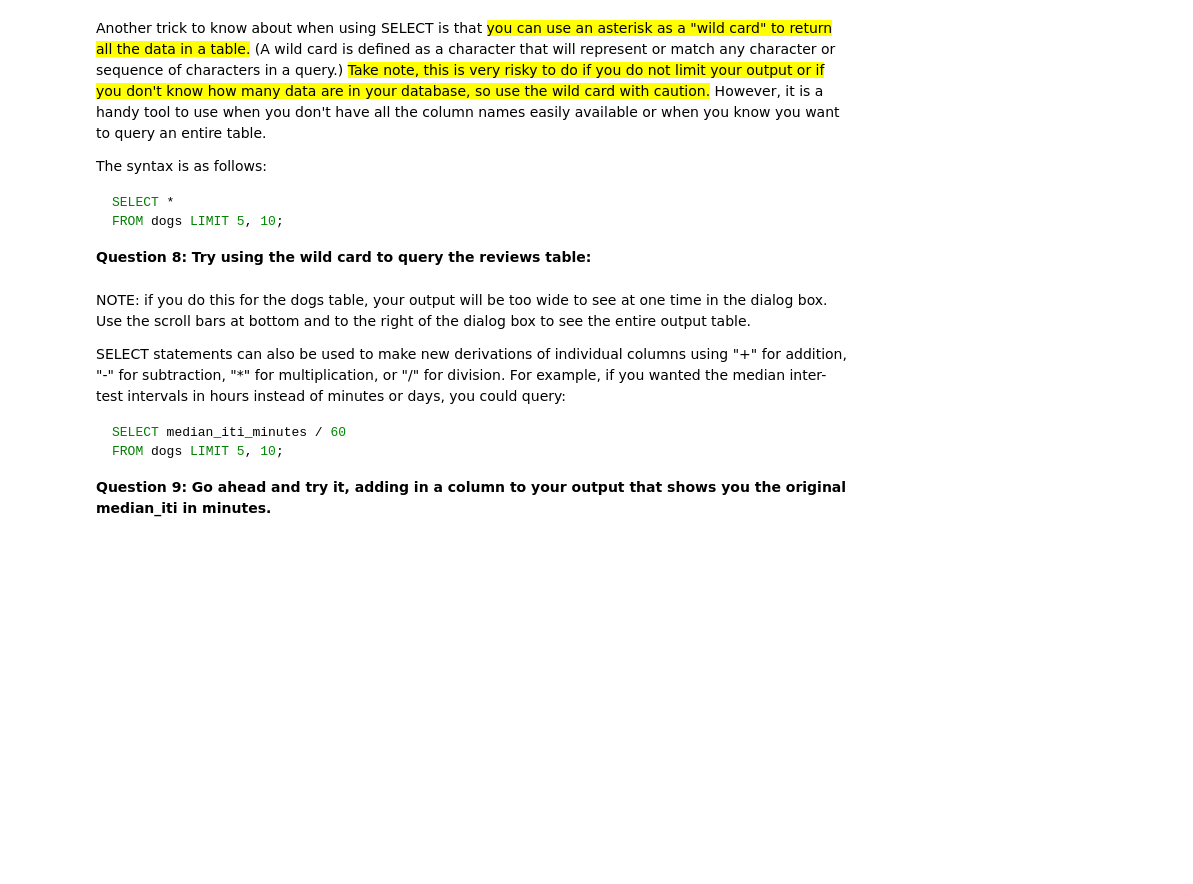
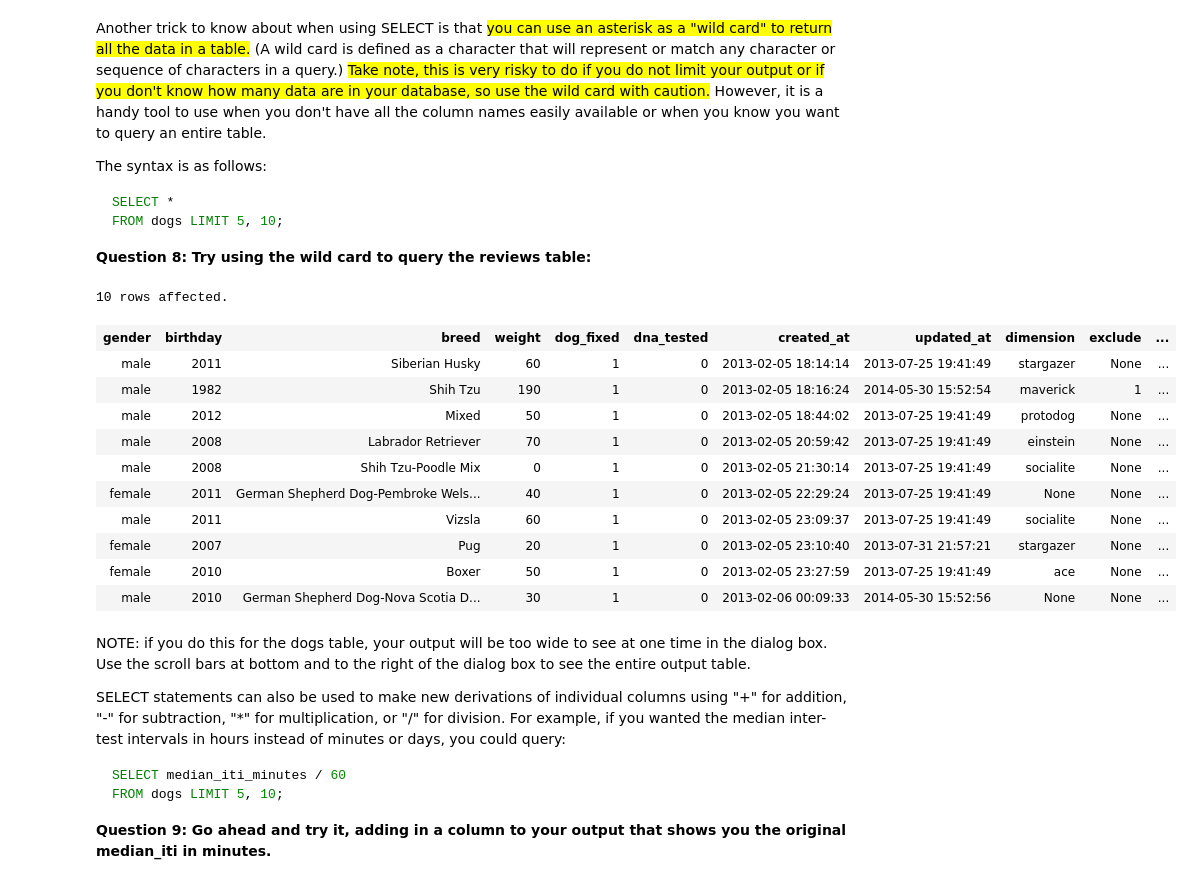
Before and after one commit to XuanX111/Excel_to_MySQL, a Jupyter notebook: MySQL_Exercise_01_Looking_at_Your_Data.ipynb, the cells around one changed output. Cells and saved outputs as stored; diff of their text form; code cells hidden in the pictures; blank space fills up the shorter version.

````diff
--- a/MySQL_Exercise_01_Looking_at_Your_Data.ipynb
+++ b/MySQL_Exercise_01_Looking_at_Your_Data.ipynb
@@ -256,6 +432,21 @@ FROM dogs LIMIT 5, 10;
 ```
 
 **Question 8: Try using the wild card to query the reviews table:**
+# %%
+sql SELECT * FROM dogs LIMIT 5,10
+# %% [output]
+10 rows affected.
+| gender | birthday | breed | weight | dog_fixed | dna_tested | created_at | updated_at | dimension | exclude | ... |
+| male | 2011 | Siberian Husky | 60 | 1 | 0 | 2013-02-05 18:14:14 | 2013-07-25 19:41:49 | stargazer | None | ... |
+| male | 1982 | Shih Tzu | 190 | 1 | 0 | 2013-02-05 18:16:24 | 2014-05-30 15:52:54 | maverick | 1 | ... |
+| male | 2012 | Mixed | 50 | 1 | 0 | 2013-02-05 18:44:02 | 2013-07-25 19:41:49 | protodog | None | ... |
+| male | 2008 | Labrador Retriever | 70 | 1 | 0 | 2013-02-05 20:59:42 | 2013-07-25 19:41:49 | einstein | None | ... |
+| male | 2008 | Shih Tzu-Poodle Mix | 0 | 1 | 0 | 2013-02-05 21:30:14 | 2013-07-25 19:41:49 | socialite | None | ... |
+| female | 2011 | German Shepherd Dog-Pembroke Wels... | 40 | 1 | 0 | 2013-02-05 22:29:24 | 2013-07-25 19:41:49 | None | None | ... |
+| male | 2011 | Vizsla | 60 | 1 | 0 | 2013-02-05 23:09:37 | 2013-07-25 19:41:49 | socialite | None | ... |
+| female | 2007 | Pug | 20 | 1 | 0 | 2013-02-05 23:10:40 | 2013-07-31 21:57:21 | stargazer | None | ... |
+| female | 2010 | Boxer | 50 | 1 | 0 | 2013-02-05 23:27:59 | 2013-07-25 19:41:49 | ace | None | ... |
+| male | 2010 | German Shepherd Dog-Nova Scotia D... | 30 | 1 | 0 | 2013-02-06 00:09:33 | 2014-05-30 15:52:56 | None | None | ... |
 # %% [markdown]
 NOTE: if you do this for the dogs table, your output will be too wide to see at one time in the dialog box.  Use the scroll bars at bottom and to the right of the dialog box to see the entire output table.
 
````
Also changed, not shown: parts of 20 cells of this notebook.
